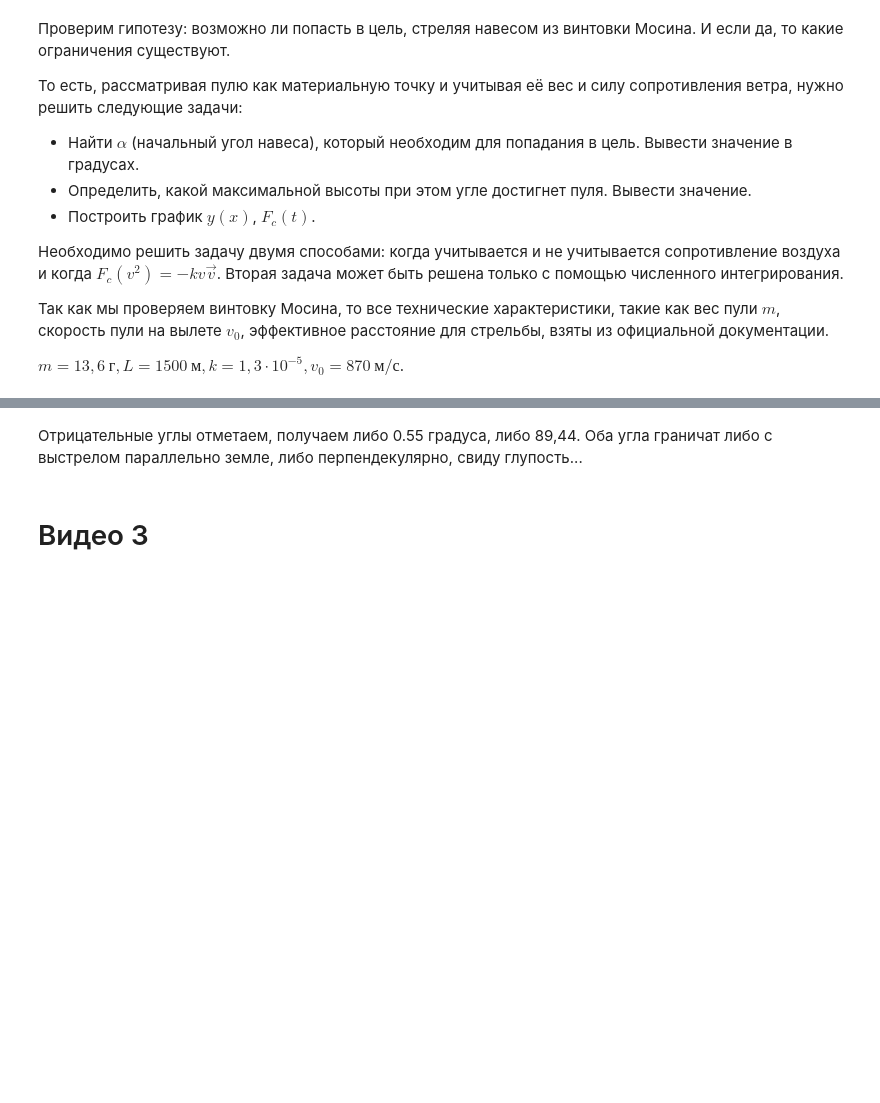
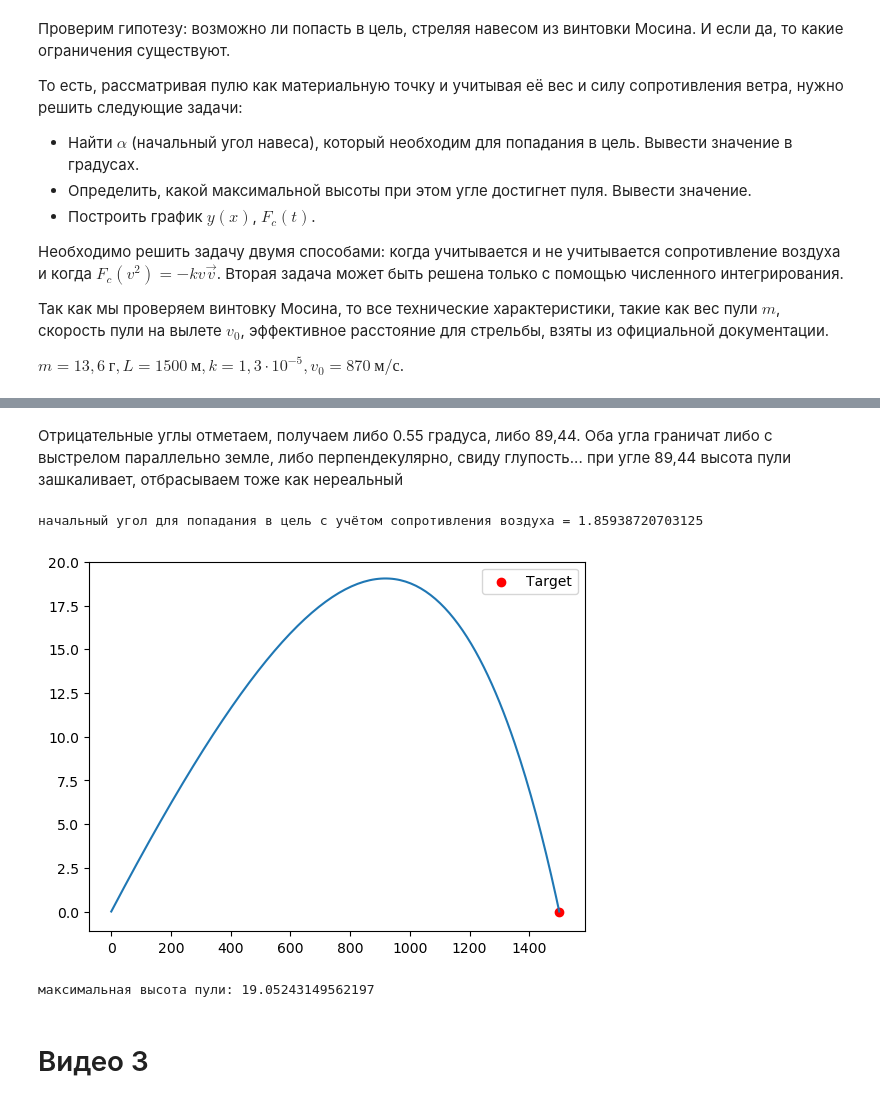
Before and after one commit to Acorn92/mathPy, a Jupyter notebook: p5/Задания. Теоретическая механика динамика.ipynb, the cells around one changed output, grey strips where cells are left out. Saved outputs shown, nothing was run; the diff lists cells and outputs as text; code cells hidden in the pictures; blank space fills up the shorter version.

```diff
--- a/p5/Задания. Теоретическая механика динамика.ipynb
+++ b/p5/Задания. Теоретическая механика динамика.ipynb
@@ -58,2 +79,3 @@ $\displaystyle y{\left(t \right)} = - 4.9 t^{2} + 870.0 t \sin{\left(\alpha \rig
 # %% [markdown]
 Отрицательные углы отметаем, получаем либо 0.55 градуса, либо 89,44. Оба угла граничат либо с выстрелом параллельно земле, либо перпендекулярно, свиду глупость...
+при угле 89,44 высота пули зашкаливает, отбрасываем тоже как нереальный
@@ -62,3 +82,82 @@ $\displaystyle y{\left(t \right)} = - 4.9 t^{2} + 870.0 t \sin{\left(\alpha \rig
+# %%
+
+#с учётом силы сопротиления воздуха
+# запишем уравнения проекции силы сопротивления воздуха
+#Fc = -k*sqrt(vx**2 + vy**2)*(vx*i + vy*j)
+# сила противодействует ускорению пули
+from scipy.integrate import solve_ivp
+from scipy.optimize import minimize_scalar
+
+
+alpha_low, alpha_high = 0.1, 45.0
+
+def model(t, u, m, k):
+    [x, y, vx, vy] = u
+    v = np.sqrt(vx**2 + vy**2)
+    dxdt = vx
+    dydt = vy
+    dvxdt = -(k/m) * v * vx
+    dvydt =  -9.81 - (k/m)*v*vy
+    return [dxdt, dydt, dvxdt, dvydt]
+
+def model_trajectory(alpha_deg, m, k, v0, max_time=100):
+    alpha = np.radians(alpha_deg)
+    func0 = [0,0,v0*np.cos(alpha), v0*np.sin(alpha)]
+
+    def hit_ground(t, u, *args):
+        return u[1]
+    hit_ground.terminal=True
+    hit_ground.direction = -1
+
+    sol = solve_ivp(
+        model,
+        (0, max_time),
+        func0,
+        args=(m, k),
+        events=hit_ground,
+        method='RK45',
+        dense_output=True
+    )
+    return sol
+
+best_alpha = 0
+for _ in range(100):
+    alpha_mid = (alpha_low + alpha_high)/2
+    sol = model_trajectory(alpha_mid, m, k, v0)
+
+    if sol.y_events[0].size > 0:
+        l_c = sol.y_events[0][0][0]
+        if abs(l_c - L) < 1:
+            best_alpha = alpha_mid
+            break
+        elif l_c < L:
+            alpha_low = alpha_mid
+        else:
+            alpha_high = alpha_mid
+
+print(f'начальный угол для попадания в цель с учётом сопротивления воздуха = {best_alpha} ')
+
+sol_v = model_trajectory(best_alpha, m, k, v0)
+tv = np.linspace(0, sol_v.t_events[0][0], 150)
+x, y, *_= sol_v.sol(tv)
+
+fig, ax = plt.subplots()
+ax.plot(x, y)
+ax.scatter([L], [0], c='red', label='Target')
+ax.legend()
+plt.show()
+
+def vy_zero(t):
+    _, y, _, vy = sol_v.sol(t)
+    return abs(vy)
+
+t_max = minimize_scalar(vy_zero, bounds=(0, sol_v.t_events[0][0]), method='bounded').x
+_, y_max, _, _ = sol_v.sol(t_max)
+print(f'максимальная высота пули: {y_max}')
+# %% [output]
+начальный угол для попадания в цель с учётом сопротивления воздуха = 1.85938720703125
+[figure, added]
+максимальная высота пули: 19.05243149562197
 # %% [markdown]
 # Видео 3
 # %% [markdown]
```
Also changed, not shown: parts of 6 cells of this notebook, 6 other files.
